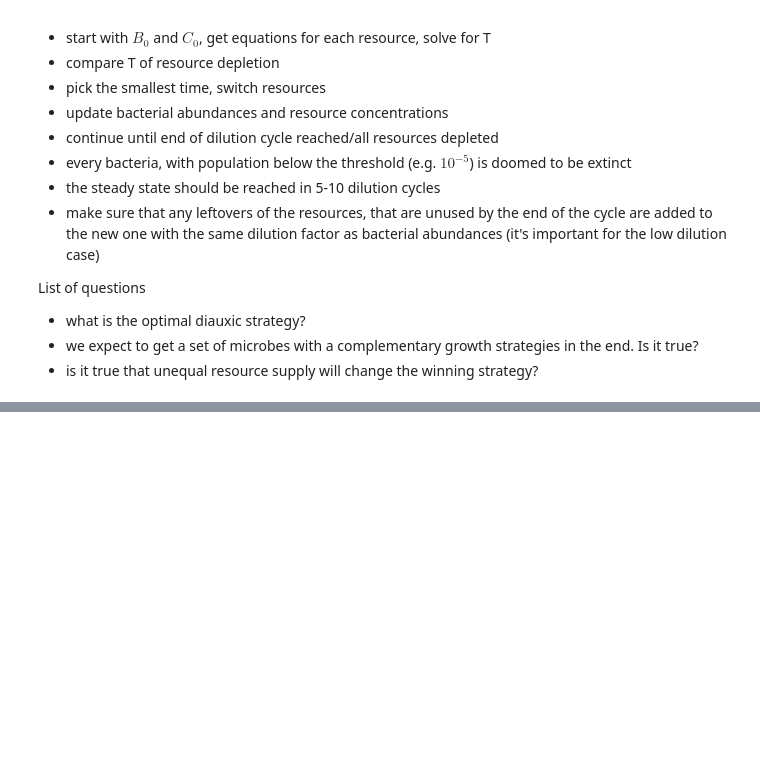
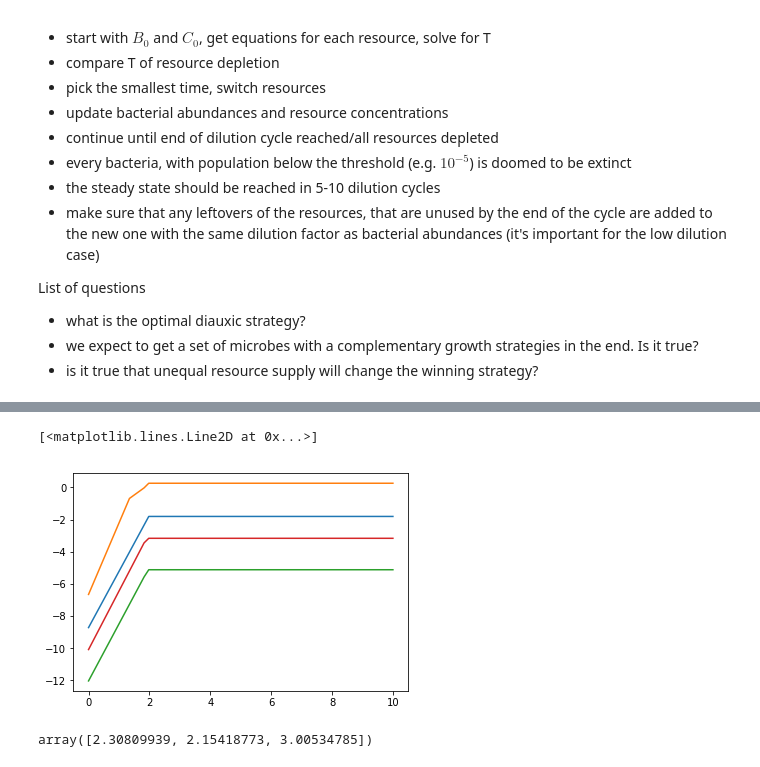
Before and after one commit to maslov-group/diauxic_assembly, a Jupyter notebook: diauxie_1.ipynb, the cells around one changed output, grey strips where cells are left out. Cells and saved outputs as stored; diff of their text form; code cells hidden in the pictures; blank space fills up the shorter version.

```diff
--- a/diauxie_1.ipynb
+++ b/diauxie_1.ipynb
@@ -30,14 +30,15 @@ import random
 import itertools
 from scipy.optimize import root
 import copy
-
+import time
 # set resource number and amount
 Nr = 3
 Res = [1.0, 1.0, 1.0]
 
 # generate species pool: growth rate from gaussian; preference list; invasion order
 # growth rates
-Nb = math.factorial(Nr)
+Size = 20 # number of samples from each species
+Nb = math.factorial(Nr)*Size
 g_mean, g_var = 2, 0.5
 growth_rate_list = np.random.normal(g_mean, math.sqrt(g_var), (Nb, Nr))
 filt = np.heaviside(growth_rate_list, 0)
@@ -45,7 +46,7 @@ growth_rate_list = filt*growth_rate_list
 #preference list
 preference_list = list(itertools.permutations(range(Nr), Nr))
 b0 = 1e-3 # density of bug when introduced/initial
-b_threshold = 1e-7 # extinction density
+b_threshold = 1e-6 # extinction density
 c_threshold = 1e-9 # concentration threshold
 # invasion order
 invasion_list = list(range(Nb))
@@ -57,7 +58,7 @@ yields_list = 0.5*np.ones([Nb, Nr]) # might need to be modified later?
 D = 1e-3
 tau = 0 # lag
 T_dilute = 10 # time interval between dilutions
-dilute_to_steady = 8 # #(dilution) between invasions
+dilute_to_steady = 10 # #(dilution) between invasions
 # %%
 def dilute(system):
     global t_system
@@ -130,5 +196,6 @@ def round_robin_invade(system, ext_list):
 # %%
 # simulation
+start = time.time()
 Res_copy = [i for i in Res]
 system = {'res_available': np.heaviside(Res, 0), 'res_concentration': Res_copy, 'bug_available': [0 for i in range(Nb)], 'bug_density': [0 for i in range(Nb)]}
 t_system = [system] # snapshots of systems at the end of each dilution
@@ -136,8 +203,13 @@ t_system = [system] # snapshots of systems at the end of each dilution
 old_ext_list = invasion_list
 print(old_ext_list)
 system, new_ext_list = round_robin_invade(system, old_ext_list)
-while new_ext_list != old_ext_list:
+count = 0
+while new_ext_list != old_ext_list and count < 100:
     old_ext_list = new_ext_list
-    print(old_ext_list)
+    survivors, concent, pref_list, growth = output(system)
+    print(survivors)
     system, new_ext_list = round_robin_invade(system, old_ext_list)
+    count = count + 1
+end = time.time()
+print(end - start)
 # %% [output]
@@ -173,0 +233,6 @@ array([2.00835087, 2.3443667 , 0.82757362])
+# %%
+system=dilute(system)
+# %%
+system = move_to_new(system)
+system, t_points, c_points = dilute_check(system)
+t_points
@@ -173,0 +264,13 @@ array([2.00835087, 2.3443667 , 0.82757362])
+# %%
+import matplotlib.pyplot as plt
+plt.plot(t_points, [math.log(i[0]) for i in c_points])
+plt.plot(t_points, [math.log(i[1]) for i in c_points])
+plt.plot(t_points, [math.log(i[2]) for i in c_points])
+plt.plot(t_points, [math.log(i[3]) for i in c_points])
+# %% [output]
+[<matplotlib.lines.Line2D at 0x...>]
+[figure, added]
+# %%
+growth_rate_list[49]
+# %% [output]
+array([2.30809939, 2.15418773, 3.00534785])
```
Also changed, not shown: parts of 15 cells of this notebook.
